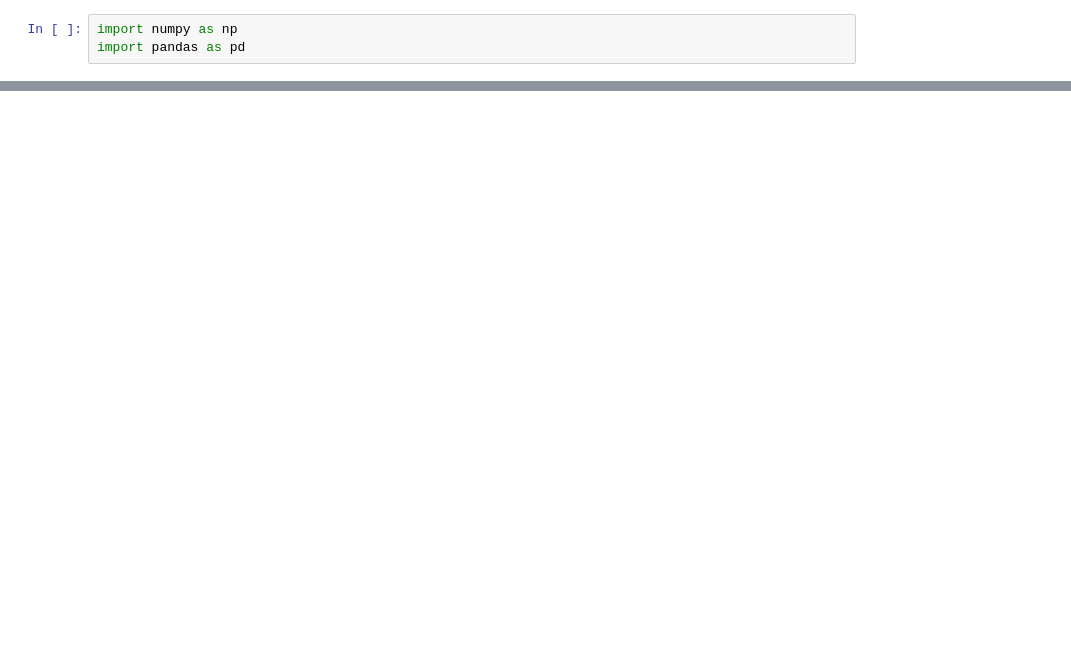
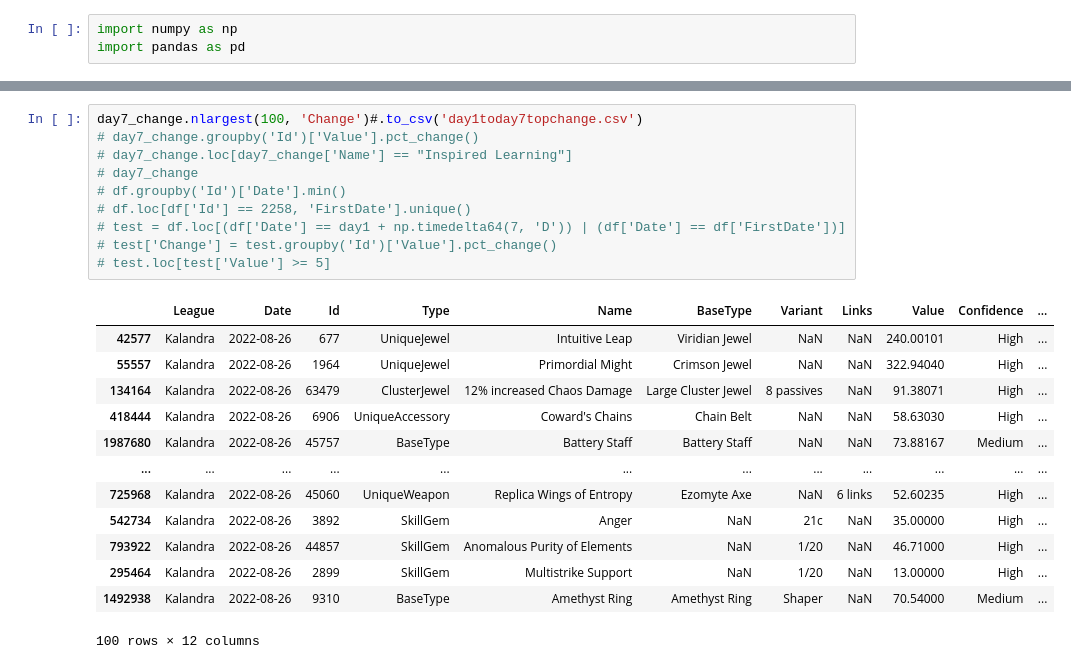
Before and after one commit to will-a/LeagueStartAuditor, a Jupyter notebook: analysis.ipynb, the cells around one changed output, grey strips where cells are left out. Drawn from its saved outputs; the diff is of its cells as text; blank space fills up the shorter version.

```diff
--- a/analysis.ipynb
+++ b/analysis.ipynb
@@ -60,0 +72,24 @@ Name: Links, Length: 109, dtype: object
+# %%
+day7_change.nlargest(100, 'Change')#.to_csv('day1today7topchange.csv')
+# day7_change.groupby('Id')['Value'].pct_change()
+# day7_change.loc[day7_change['Name'] == "Inspired Learning"]
+# day7_change
+# df.groupby('Id')['Date'].min()
+# df.loc[df['Id'] == 2258, 'FirstDate'].unique()
+# test = df.loc[(df['Date'] == day1 + np.timedelta64(7, 'D')) | (df['Date'] == df['FirstDate'])]
+# test['Change'] = test.groupby('Id')['Value'].pct_change()
+# test.loc[test['Value'] >= 5]
+# %% [output]
+|  | League | Date | Id | Type | Name | BaseType | Variant | Links | Value | Confidence | ... |
+| 42577 | Kalandra | 2022-08-26 | 677 | UniqueJewel | Intuitive Leap | Viridian Jewel | NaN | NaN | 240.00101 | High | ... |
+| 55557 | Kalandra | 2022-08-26 | 1964 | UniqueJewel | Primordial Might | Crimson Jewel | NaN | NaN | 322.94040 | High | ... |
+| 134164 | Kalandra | 2022-08-26 | 63479 | ClusterJewel | 12% increased Chaos Damage | Large Cluster Jewel | 8 passives | NaN | 91.38071 | High | ... |
+| 418444 | Kalandra | 2022-08-26 | 6906 | UniqueAccessory | Coward's Chains | Chain Belt | NaN | NaN | 58.63030 | High | ... |
+| 1987680 | Kalandra | 2022-08-26 | 45757 | BaseType | Battery Staff | Battery Staff | NaN | NaN | 73.88167 | Medium | ... |
+| ... | ... | ... | ... | ... | ... | ... | ... | ... | ... | ... | ... |
+| 725968 | Kalandra | 2022-08-26 | 45060 | UniqueWeapon | Replica Wings of Entropy | Ezomyte Axe | NaN | 6 links | 52.60235 | High | ... |
+| 542734 | Kalandra | 2022-08-26 | 3892 | SkillGem | Anger | NaN | 21c | NaN | 35.00000 | High | ... |
+| 793922 | Kalandra | 2022-08-26 | 44857 | SkillGem | Anomalous Purity of Elements | NaN | 1/20 | NaN | 46.71000 | High | ... |
+| 295464 | Kalandra | 2022-08-26 | 2899 | SkillGem | Multistrike Support | NaN | 1/20 | NaN | 13.00000 | High | ... |
+| 1492938 | Kalandra | 2022-08-26 | 9310 | BaseType | Amethyst Ring | Amethyst Ring | Shaper | NaN | 70.54000 | Medium | ... |
+100 rows × 12 columns
```
Also changed, not shown: parts of 7 cells of this notebook, 2 other files.
